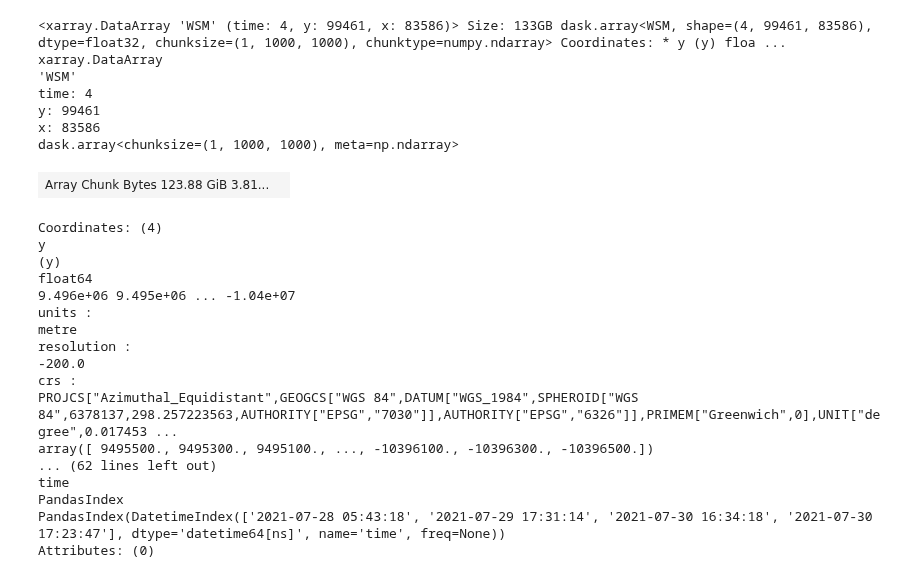
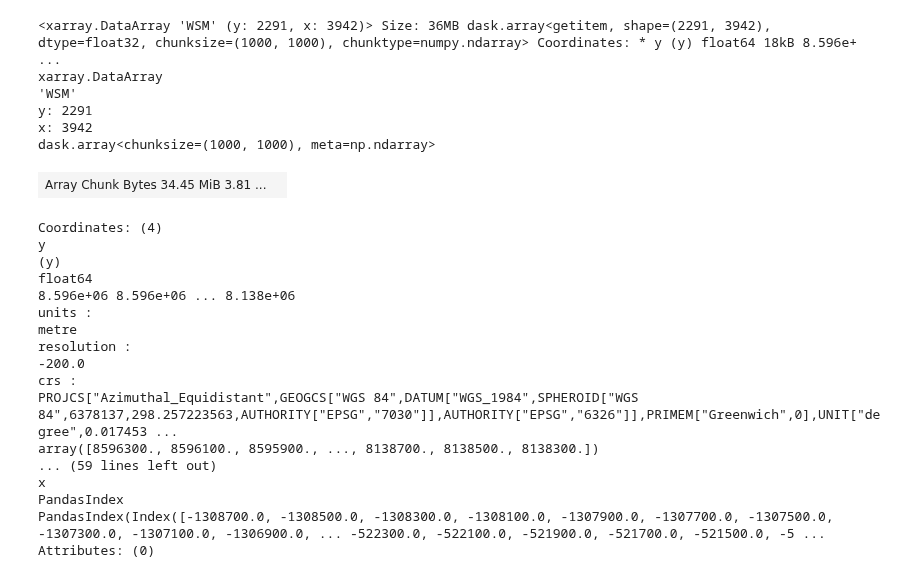
Before and after one commit to eodcgmbh/eodc-examples, a Jupyter notebook: tutorials/wetsnow-explorer.ipynb, the cells around one changed output. Drawn from its saved outputs; the diff is of its cells as text; code cells hidden in the pictures.

```diff
--- a/tutorials/wetsnow-explorer.ipynb
+++ b/tutorials/wetsnow-explorer.ipynb
@@ -17,3 +17,5 @@ import xarray as xr
 collection = "SENTINEL1_ALPS_WETSNOW"
 
 bbox = [6, 47, 7, 48]
+
+date = ['2021-07-28T00:00:00Z', '2021-07-29T00:00:00Z']
@@ -22,6 +26,7 @@ client = Client.open('https://stac.eodc.eu/api/v1')
 results = client.search(collections=collection,
     max_items=10,
     bbox=bbox,
+    datetime=date,
 )
 result_items = list(results.items())
 result_items
@@ -43,43 +49,45 @@ result_items[0]
 # %%
 crs = pyproj.CRS.from_wkt("PROJCS[\"Azimuthal_Equidistant\",GEOGCS[\"WGS 84\",DATUM[\"WGS_1984\",SPHEROID[\"WGS 84\",6378137,298.257223563,AUTHORITY[\"EPSG\",\"7030\"]],AUTHORITY[\"EPSG\",\"6326\"]],PRIMEM[\"Greenwich\",0],UNIT[\"degree\",0.0174532925199433],AUTHORITY[\"EPSG\",\"4326\"]],PROJECTION[\"Azimuthal_Equidistant\"],PARAMETER[\"false_easting\",4340913.84808],PARAMETER[\"false_northing\",4812712.92347],PARAMETER[\"longitude_of_center\",94.0],PARAMETER[\"latitude_of_center\",47.0],UNIT[\"metre\",1,AUTHORITY[\"EPSG\",\"9001\"]]]")
 resolution = 200
 # crs = pyproj.CRS("epsg:4326")
 # resolution = 0.0009
 
 data = stac_load(
     result_items,
     chunks={"x": 1000, "y": 1000},
     bands=["WSM"],
     crs=crs,
     resolution=resolution,
+    resampling="nearest",
     )
 
 wsm = data.WSM
 
-wsm
+wsm_data = wsm.isel(time=0).sel(x=slice(-1308700, -508900), y=slice(8605500, 8135700))
+
+wsm_data
 # %% [output]
-<xarray.DataArray 'WSM' (time: 4, y: 99461, x: 83586)> Size: 133GB dask.array<WSM, shape=(4, 99461, 83586), dtype=float32, chunksize=(1, 1000, 1000), chunktype=numpy.ndarray> Coordinates: * y (y) floa ...
+<xarray.DataArray 'WSM' (y: 2291, x: 3942)> Size: 36MB dask.array<getitem, shape=(2291, 3942), dtype=float32, chunksize=(1000, 1000), chunktype=numpy.ndarray> Coordinates: * y (y) float64 18kB 8.596e+ ...
 xarray.DataArray
 'WSM'
-time: 4
-y: 99461
-x: 83586
-dask.array<chunksize=(1, 1000, 1000), meta=np.ndarray>
+y: 2291
+x: 3942
+dask.array<chunksize=(1000, 1000), meta=np.ndarray>
-| Array Chunk Bytes 123.88 GiB 3.81... |  |
+| Array Chunk Bytes 34.45 MiB 3.81 ... |  |
 Coordinates: (4)
 y
 (y)
 float64
-9.496e+06 9.495e+06 ... -1.04e+07
+8.596e+06 8.596e+06 ... 8.138e+06
 units :
 metre
 resolution :
 -200.0
 crs :
 PROJCS["Azimuthal_Equidistant",GEOGCS["WGS 84",DATUM["WGS_1984",SPHEROID["WGS 84",6378137,298.257223563,AUTHORITY["EPSG","7030"]],AUTHORITY["EPSG","6326"]],PRIMEM["Greenwich",0],UNIT["degree",0.017453 ...
-array([ 9495500., 9495300., 9495100., ..., -10396100., -10396300., -10396500.])
-... (62 lines left out)
-time
+array([8596300., 8596100., 8595900., ..., 8138700., 8138500., 8138300.])
+... (59 lines left out)
+x
 PandasIndex
-PandasIndex(DatetimeIndex(['2021-07-28 05:43:18', '2021-07-29 17:31:14', '2021-07-30 16:34:18', '2021-07-30 17:23:47'], dtype='datetime64[ns]', name='time', freq=None))
+PandasIndex(Index([-1308700.0, -1308500.0, -1308300.0, -1308100.0, -1307900.0, -1307700.0, -1307500.0, -1307300.0, -1307100.0, -1306900.0, ... -522300.0, -522100.0, -521900.0, -521700.0, -521500.0, -5 ...
 Attributes: (0)
```
Also changed, not shown: parts of 15 cells of this notebook.
